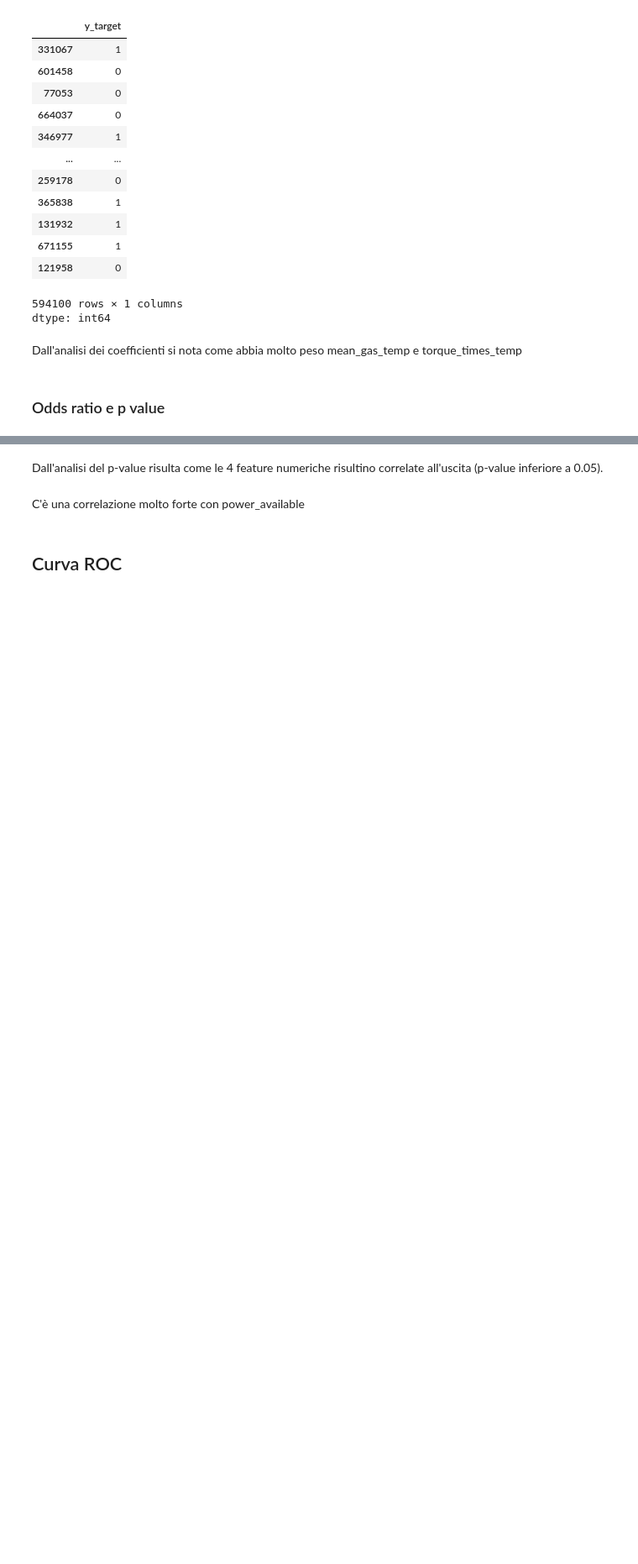
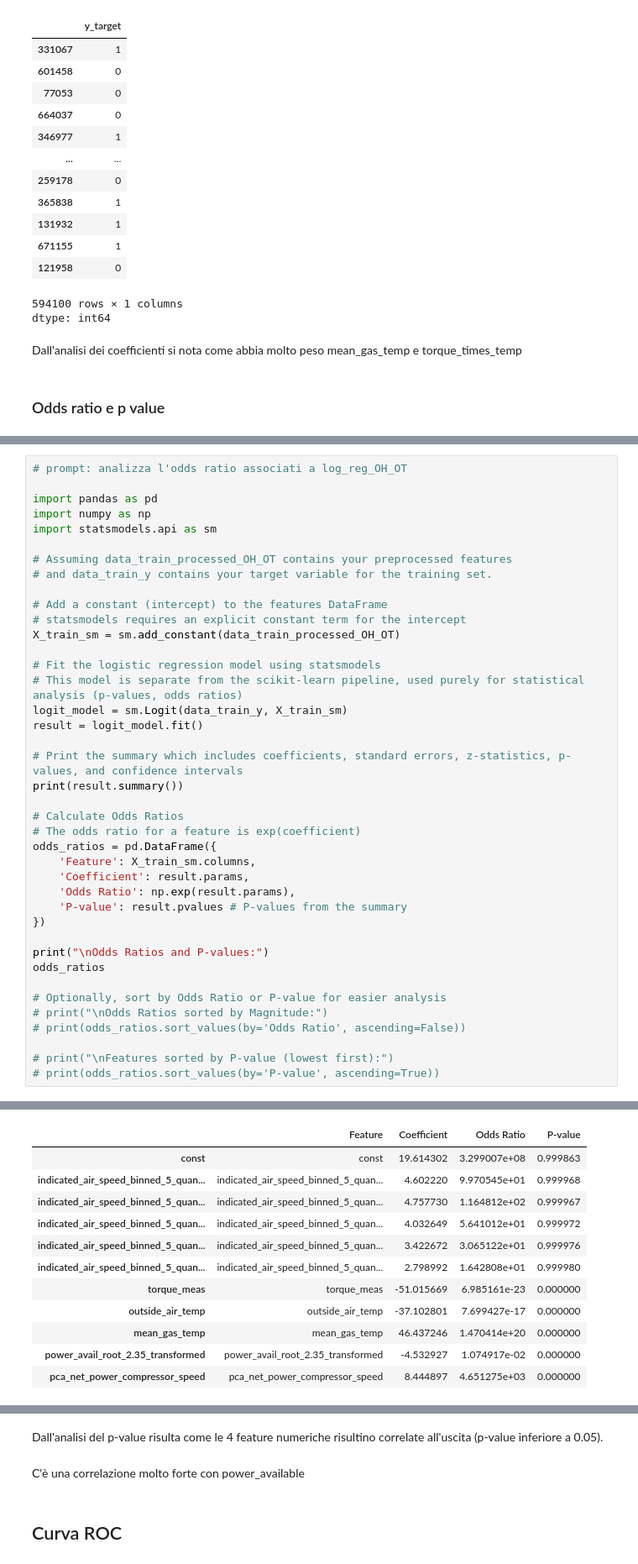
Before and after one commit to TizianoCosta/AML_2425_FinalProject, a Jupyter notebook: notebook/regressione_logistica_3.ipynb, the cells around one changed output, grey strips where cells are left out. Shown at 84% size. Cells and saved outputs as stored; diff of their text form; blank space fills up the shorter version.

```diff
--- a/notebook/regressione_logistica_3.ipynb
+++ b/notebook/regressione_logistica_3.ipynb
@@ -1595,0 +1543,41 @@ pca_net_power_compressor_speed              8.907146  7.384559e+03  0.000000
+# %%
+# prompt: analizza l'odds ratio associati a log_reg_OH_OT
+
+import pandas as pd
+import numpy as np
+import statsmodels.api as sm
+
+# Assuming data_train_processed_OH_OT contains your preprocessed features
+# and data_train_y contains your target variable for the training set.
+
+# Add a constant (intercept) to the features DataFrame
+# statsmodels requires an explicit constant term for the intercept
+X_train_sm = sm.add_constant(data_train_processed_OH_OT)
+
+# Fit the logistic regression model using statsmodels
+# This model is separate from the scikit-learn pipeline, used purely for statistical analysis (p-values, odds ratios)
+logit_model = sm.Logit(data_train_y, X_train_sm)
+result = logit_model.fit()
+
+# Print the summary which includes coefficients, standard errors, z-statistics, p-values, and confidence intervals
+print(result.summary())
+
+# Calculate Odds Ratios
+# The odds ratio for a feature is exp(coefficient)
+odds_ratios = pd.DataFrame({
+    'Feature': X_train_sm.columns,
+    'Coefficient': result.params,
+    'Odds Ratio': np.exp(result.params),
+    'P-value': result.pvalues # P-values from the summary
+})
+
+print("\nOdds Ratios and P-values:")
+odds_ratios
+
+# Optionally, sort by Odds Ratio or P-value for easier analysis
+# print("\nOdds Ratios sorted by Magnitude:")
+# print(odds_ratios.sort_values(by='Odds Ratio', ascending=False))
+
+# print("\nFeatures sorted by P-value (lowest first):")
+# print(odds_ratios.sort_values(by='P-value', ascending=True))
+# %% [output]
@@ -1595,0 +1601,12 @@ pca_net_power_compressor_speed              8.907146  7.384559e+03  0.000000
+|  | Feature | Coefficient | Odds Ratio | P-value |
+| const | const | 19.614302 | 3.299007e+08 | 0.999863 |
+| indicated_air_speed_binned_5_quan... | indicated_air_speed_binned_5_quan... | 4.602220 | 9.970545e+01 | 0.999968 |
+| indicated_air_speed_binned_5_quan... | indicated_air_speed_binned_5_quan... | 4.757730 | 1.164812e+02 | 0.999967 |
+| indicated_air_speed_binned_5_quan... | indicated_air_speed_binned_5_quan... | 4.032649 | 5.641012e+01 | 0.999972 |
+| indicated_air_speed_binned_5_quan... | indicated_air_speed_binned_5_quan... | 3.422672 | 3.065122e+01 | 0.999976 |
+| indicated_air_speed_binned_5_quan... | indicated_air_speed_binned_5_quan... | 2.798992 | 1.642808e+01 | 0.999980 |
+| torque_meas | torque_meas | -51.015669 | 6.985161e-23 | 0.000000 |
+| outside_air_temp | outside_air_temp | -37.102801 | 7.699427e-17 | 0.000000 |
+| mean_gas_temp | mean_gas_temp | 46.437246 | 1.470414e+20 | 0.000000 |
+| power_avail_root_2.35_transformed | power_avail_root_2.35_transformed | -4.532927 | 1.074917e-02 | 0.000000 |
+| pca_net_power_compressor_speed | pca_net_power_compressor_speed | 8.444897 | 4.651275e+03 | 0.000000 |
```
Also changed, not shown: parts of 4 cells of this notebook.
